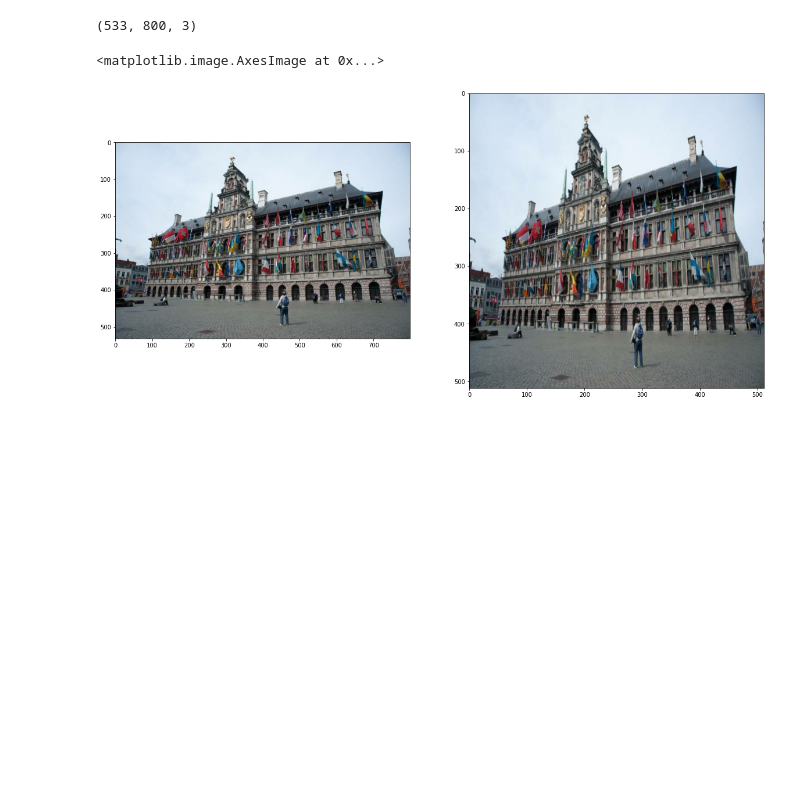
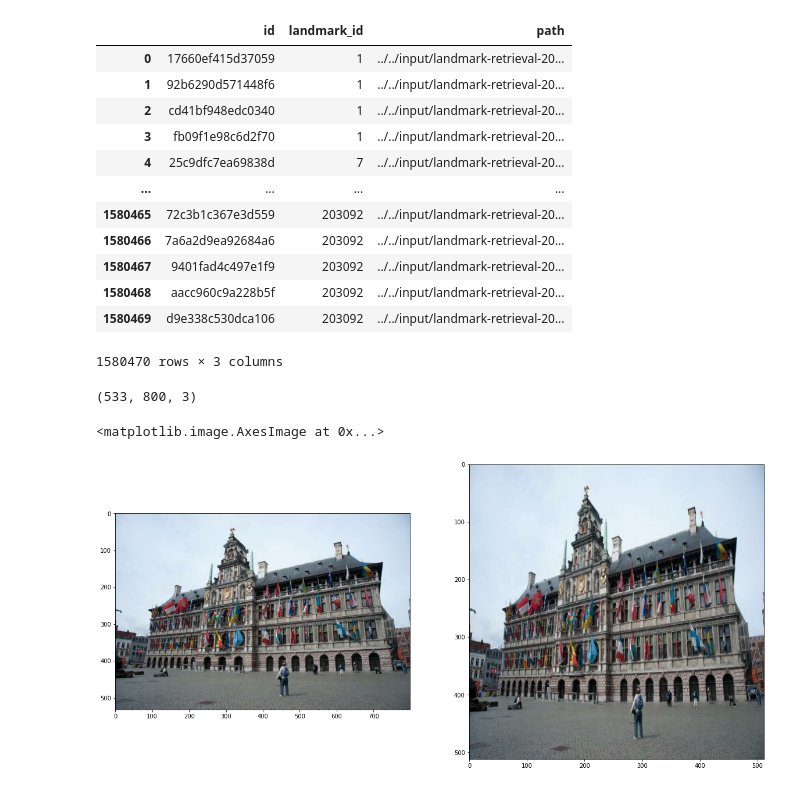
Before and after one commit to akensert/kaggle-landmark-retrieval-and-recognition-2020, a Jupyter notebook: src/notebooks/test_loading.ipynb, the cells around one changed output. Saved outputs shown, nothing was run; the diff lists cells and outputs as text; code cells hidden in the pictures; blank space fills up the shorter version.

```diff
--- a/src/notebooks/test_loading.ipynb
+++ b/src/notebooks/test_loading.ipynb
@@ -29,6 +29,22 @@ def read_image(image_path):
 
 
 data = read_data(input_path)
+# %%
+data
+# %% [output]
+|  | id | landmark_id | path |
+| 0 | 17660ef415d37059 | 1 | ../../input/landmark-retrieval-20... |
+| 1 | 92b6290d571448f6 | 1 | ../../input/landmark-retrieval-20... |
+| 2 | cd41bf948edc0340 | 1 | ../../input/landmark-retrieval-20... |
+| 3 | fb09f1e98c6d2f70 | 1 | ../../input/landmark-retrieval-20... |
+| 4 | 25c9dfc7ea69838d | 7 | ../../input/landmark-retrieval-20... |
+| ... | ... | ... | ... |
+| 1580465 | 72c3b1c367e3d559 | 203092 | ../../input/landmark-retrieval-20... |
+| 1580466 | 7a6a2d9ea92684a6 | 203092 | ../../input/landmark-retrieval-20... |
+| 1580467 | 9401fad4c497e1f9 | 203092 | ../../input/landmark-retrieval-20... |
+| 1580468 | aacc960c9a228b5f | 203092 | ../../input/landmark-retrieval-20... |
+| 1580469 | d9e338c530dca106 | 203092 | ../../input/landmark-retrieval-20... |
+1580470 rows × 3 columns
 # %%
 im1= read_image(data[data.landmark_id == 201898].iloc[2].path)
 print(im1.shape)
```
Also changed, not shown: 8 other files.
